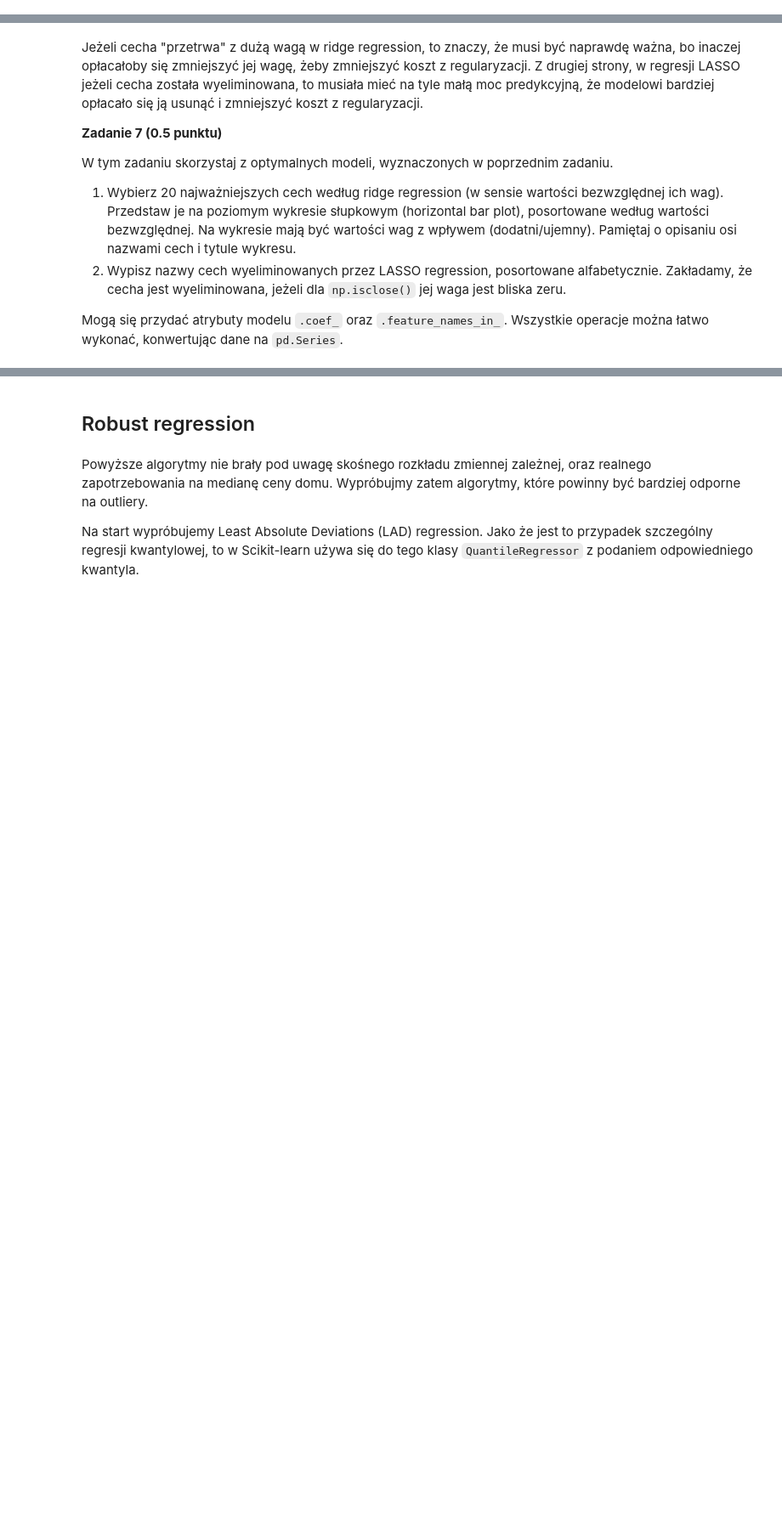
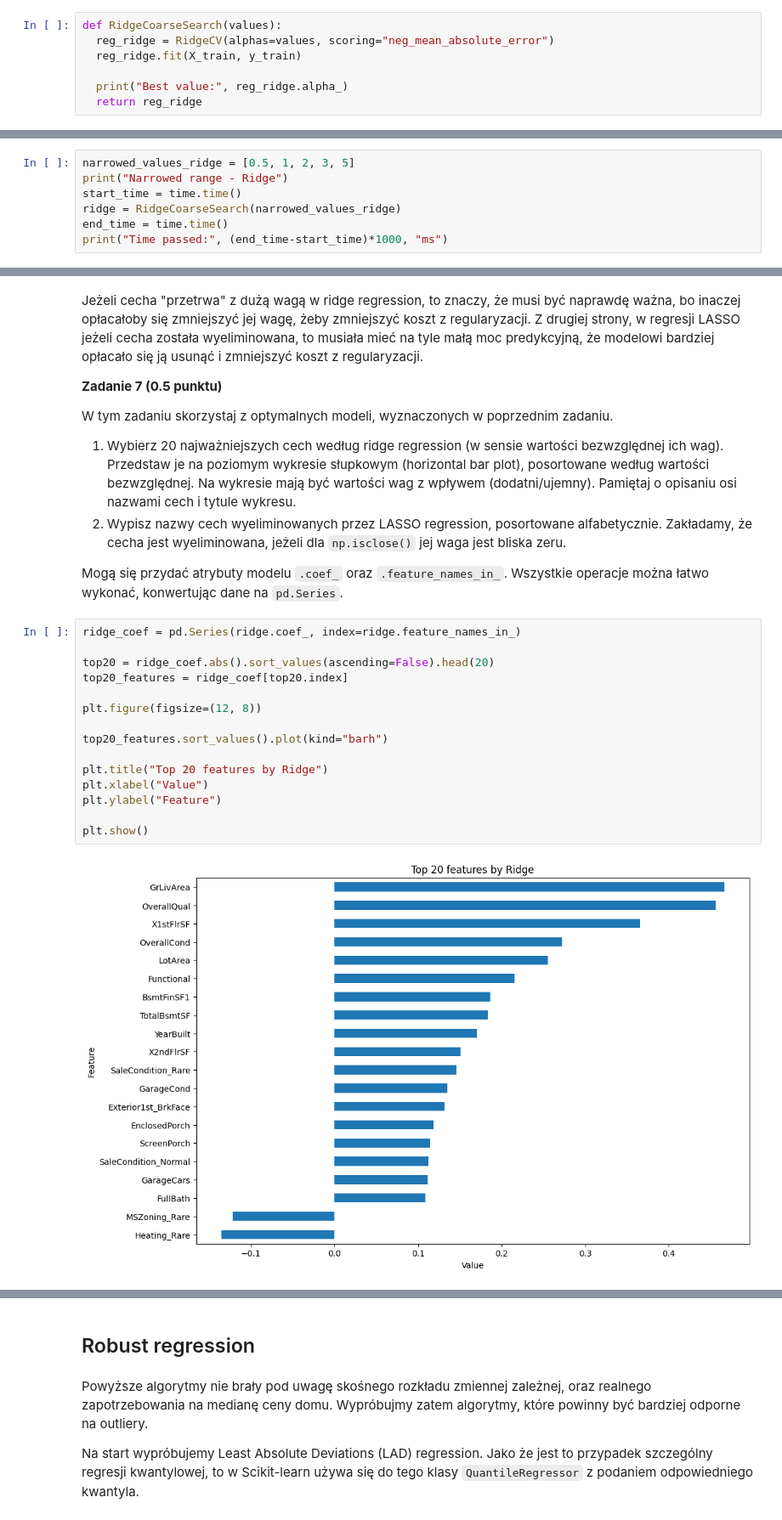
Before and after one commit to Lotheru10/podstawy-uczenia-maszynowego-25-26, a Jupyter notebook: lab1/notebook.ipynb, the cells around one changed output, grey strips where cells are left out. Shown at 85% size. Cells and saved outputs as stored; diff of their text form; blank space fills up the shorter version.

```diff
--- a/lab1/notebook.ipynb
+++ b/lab1/notebook.ipynb
@@ -561,0 +599,7 @@ Przydadzą się `np.linspace()`, `RidgeCV` oraz `LassoCV`.
+# %%
+def RidgeCoarseSearch(values):
+  reg_ridge = RidgeCV(alphas=values, scoring="neg_mean_absolute_error")
+  reg_ridge.fit(X_train, y_train)
+
+  print("Best value:", reg_ridge.alpha_)
+  return reg_ridge
@@ -561,0 +613,7 @@ Przydadzą się `np.linspace()`, `RidgeCV` oraz `LassoCV`.
+# %%
+narrowed_values_ridge = [0.5, 1, 2, 3, 5]
+print("Narrowed range - Ridge")
+start_time = time.time()
+ridge = RidgeCoarseSearch(narrowed_values_ridge)
+end_time = time.time()
+print("Time passed:", (end_time-start_time)*1000, "ms")
@@ -572,3 +679,20 @@ W tym zadaniu skorzystaj z optymalnych modeli, wyznaczonych w poprzednim zadaniu
 2. Wypisz nazwy cech wyeliminowanych przez LASSO regression, posortowane alfabetycznie. Zakładamy, że cecha jest wyeliminowana, jeżeli dla `np.isclose()` jej waga jest bliska zeru.
 
 Mogą się przydać atrybuty modelu `.coef_` oraz `.feature_names_in_`. Wszystkie operacje można łatwo wykonać, konwertując dane na `pd.Series`.
+# %%
+ridge_coef = pd.Series(ridge.coef_, index=ridge.feature_names_in_)
+
+top20 = ridge_coef.abs().sort_values(ascending=False).head(20)
+top20_features = ridge_coef[top20.index]
+
+plt.figure(figsize=(12, 8))
+
+top20_features.sort_values().plot(kind="barh")
+
+plt.title("Top 20 features by Ridge")
+plt.xlabel("Value")
+plt.ylabel("Feature")
+
+plt.show()
+# %% [output]
+[figure, added]
```
Also changed, not shown: parts of 41 cells of this notebook.
